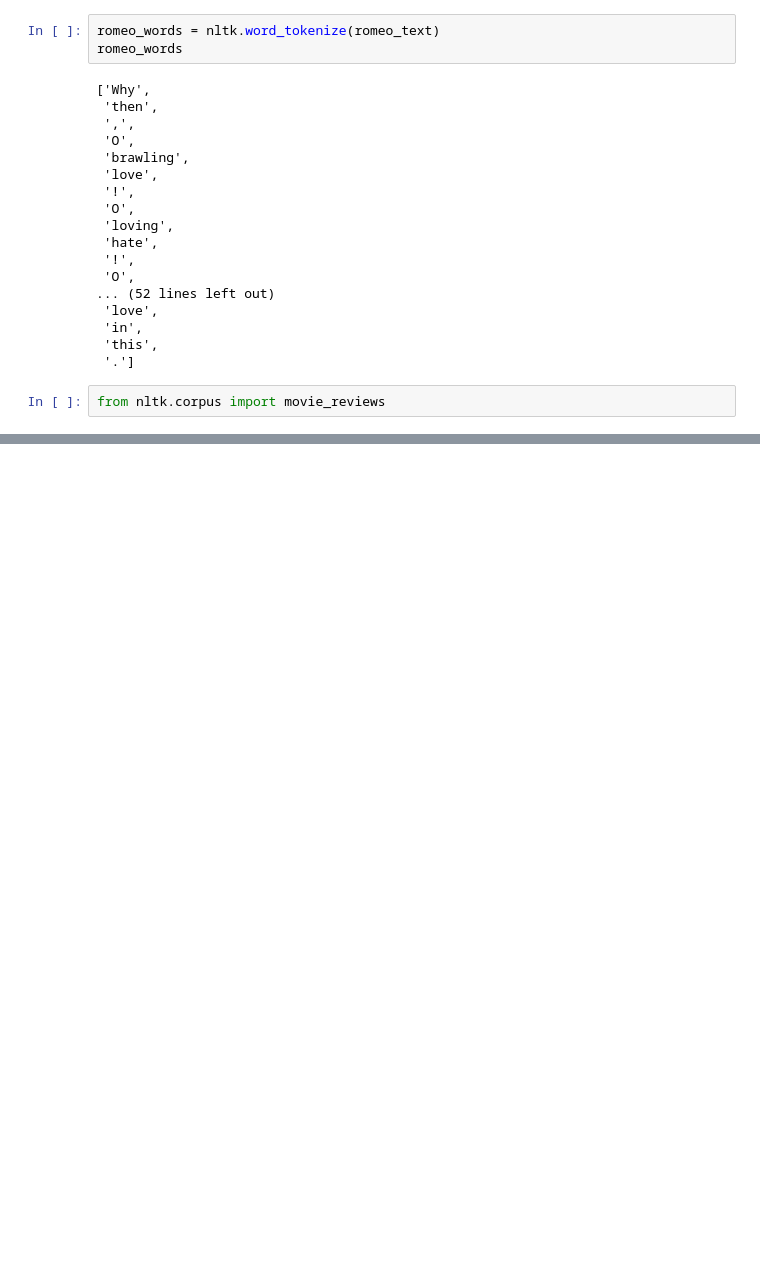
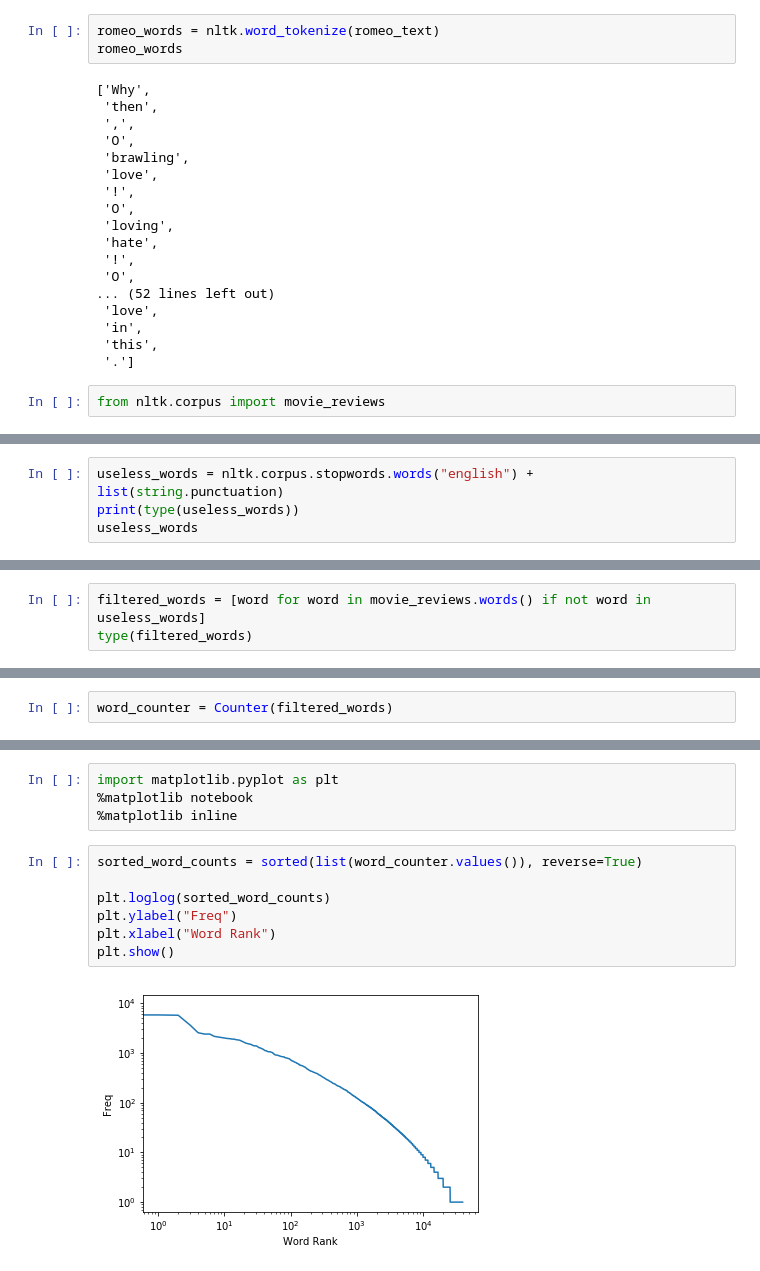
Before and after one commit to mihirsam/Python-for-Data-Science, a Jupyter notebook: Week8/Natural Language Processing.ipynb, the cells around one changed output, grey strips where cells are left out. Cells and saved outputs as stored; diff of their text form; blank space fills up the shorter version.

Commit message:
complete nltk and NaiveBayesClassifier

```diff
--- a/Week8/Natural Language Processing.ipynb
+++ b/Week8/Natural Language Processing.ipynb
@@ -81,0 +223,4 @@ NameError: name 'positive_fileids' is not defined
+# %%
+useless_words = nltk.corpus.stopwords.words("english") + list(string.punctuation)
+print(type(useless_words))
+useless_words
@@ -81,0 +279,3 @@ NameError: name 'positive_fileids' is not defined
+# %%
+filtered_words = [word for word in movie_reviews.words() if not word in useless_words]
+type(filtered_words)
@@ -81,0 +290,2 @@ NameError: name 'positive_fileids' is not defined
+# %%
+word_counter = Counter(filtered_words)
@@ -81,0 +306,13 @@ NameError: name 'positive_fileids' is not defined
+# %%
+import matplotlib.pyplot as plt
+%matplotlib notebook
+%matplotlib inline
+# %%
+sorted_word_counts = sorted(list(word_counter.values()), reverse=True)
+
+plt.loglog(sorted_word_counts)
+plt.ylabel("Freq")
+plt.xlabel("Word Rank")
+plt.show()
+# %% [output]
+[figure, added]
```
Also changed, not shown: parts of 42 cells of this notebook.
